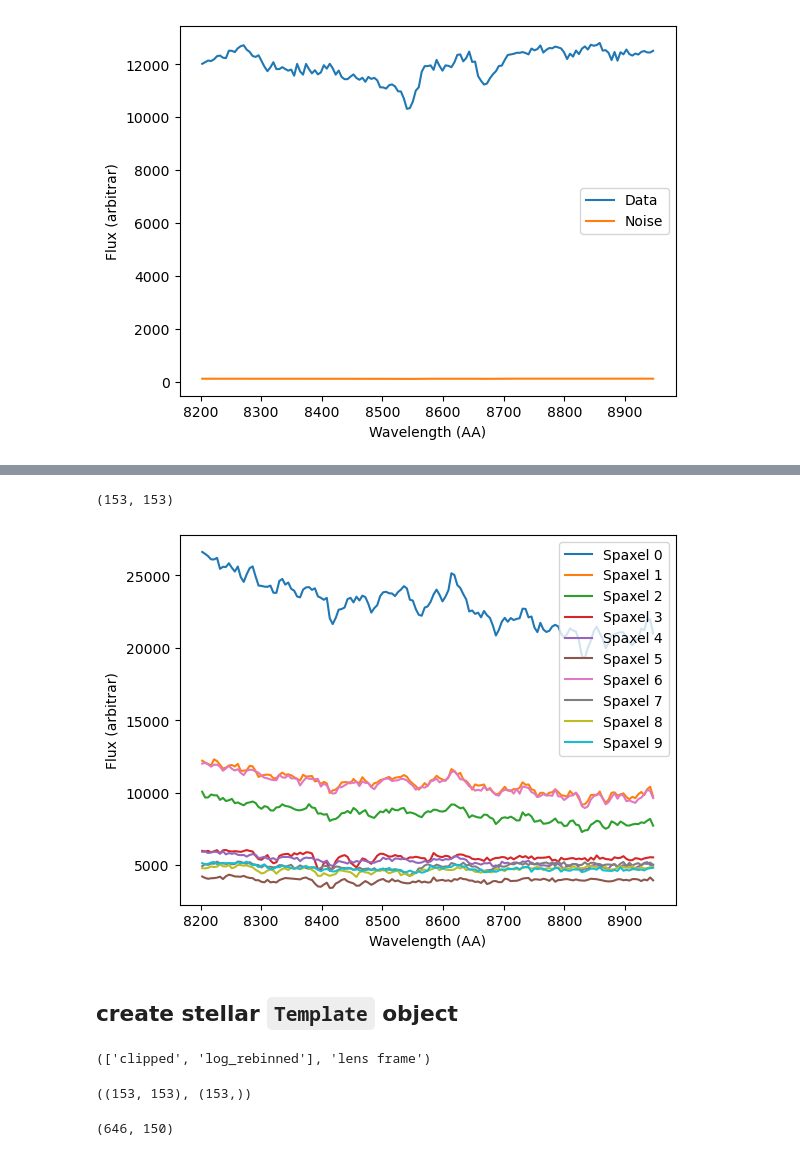
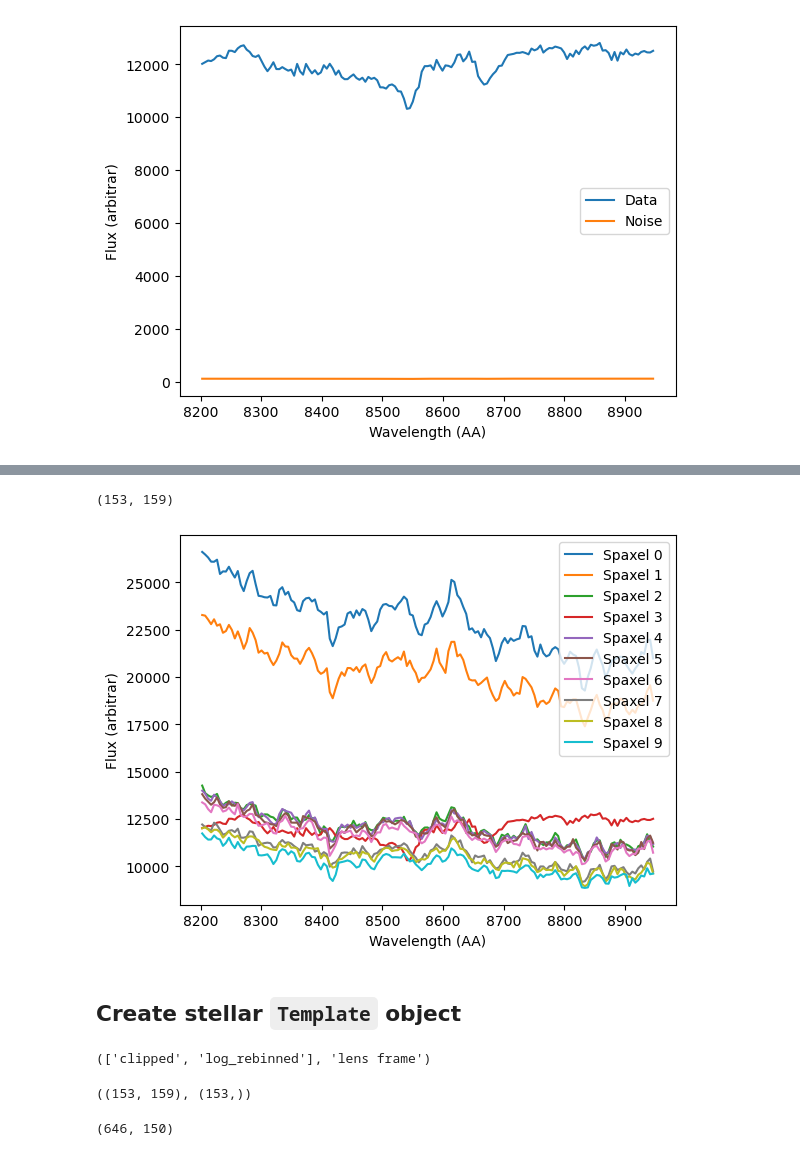
Before and after one commit to ajshajib/squirrel, a Jupyter notebook: notebooks/squirrel_example.ipynb, the cells around one changed output, grey strips where cells are left out. Saved outputs shown, nothing was run; the diff lists cells and outputs as text; code cells hidden in the pictures.

```diff
--- a/notebooks/squirrel_example.ipynb
+++ b/notebooks/squirrel_example.ipynb
@@ -143,7 +143,7 @@ signal_image = np.nansum(datacube.flux, axis=0) / np.sqrt(
 )
 noise_image = np.sqrt(np.nansum(datacube.noise**2, axis=0))
 
-bin_mapping_outputs = Pipeline.get_voronoi_binning_map(
+bin_mapping_outputs = Pipeline.get_power_binning_map(
     datacube,
     signal_image_per_wavelength_unit=signal_image,
     noise_image=noise_image,
@@ -175,24 +170,22 @@ Elapsed time optimization: 0.01 seconds
 # %%
-voronoi_binned_spectra = Pipeline.get_voronoi_binned_spectra(
-    datacube, bin_mapping_outputs
-)
+power_binned_spectra = Pipeline.get_power_binned_spectra(datacube, bin_mapping_outputs)
 
-voronoi_binned_spectra.flux.shape
+power_binned_spectra.flux.shape
 # %% [output]
-(153, 153)
+(153, 159)
 # %%
 for i in range(10):
     plt.plot(
-        voronoi_binned_spectra.wavelengths,
-        voronoi_binned_spectra.flux[:, i],
+        power_binned_spectra.wavelengths,
+        power_binned_spectra.flux[:, i],
         label=f"Spaxel {i}",
     )
-plt.xlabel(f"Wavelength ({voronoi_binned_spectra.wavelength_unit})")
-plt.ylabel(f"Flux ({voronoi_binned_spectra.flux_unit})")
+plt.xlabel(f"Wavelength ({power_binned_spectra.wavelength_unit})")
+plt.ylabel(f"Flux ({power_binned_spectra.flux_unit})")
 plt.legend()
 plt.show()
 # %% [output]
-[figure, old version]
+[figure, new version]
 # %% [markdown]
-## create stellar `Template` object
+## Create stellar `Template` object
 # %%
@@ -204,8 +197,8 @@ voronoi_binned_spectra.spectra_modifications, datacube.wavelengths_frame
 # %% [output]
 (['clipped', 'log_rebinned'], 'lens frame')
 # %%
-voronoi_binned_spectra.flux.shape, voronoi_binned_spectra.wavelengths.shape
+power_binned_spectra.flux.shape, power_binned_spectra.wavelengths.shape
 # %% [output]
-((153, 153), (153,))
+((153, 159), (153,))
 # %%
 wavelength_range_templates = (
```
Also changed, not shown: parts of 7 cells of this notebook.
